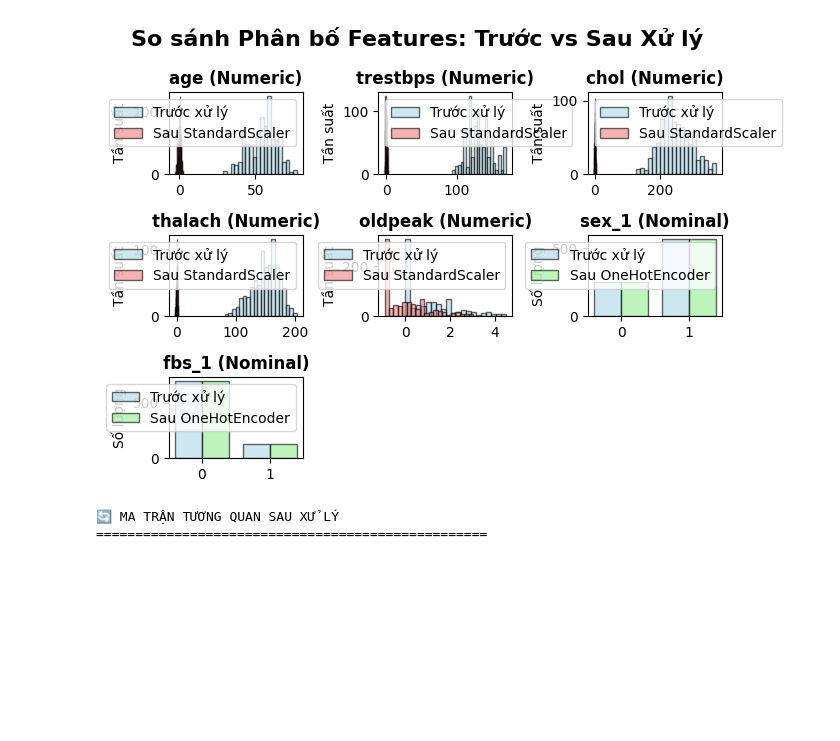
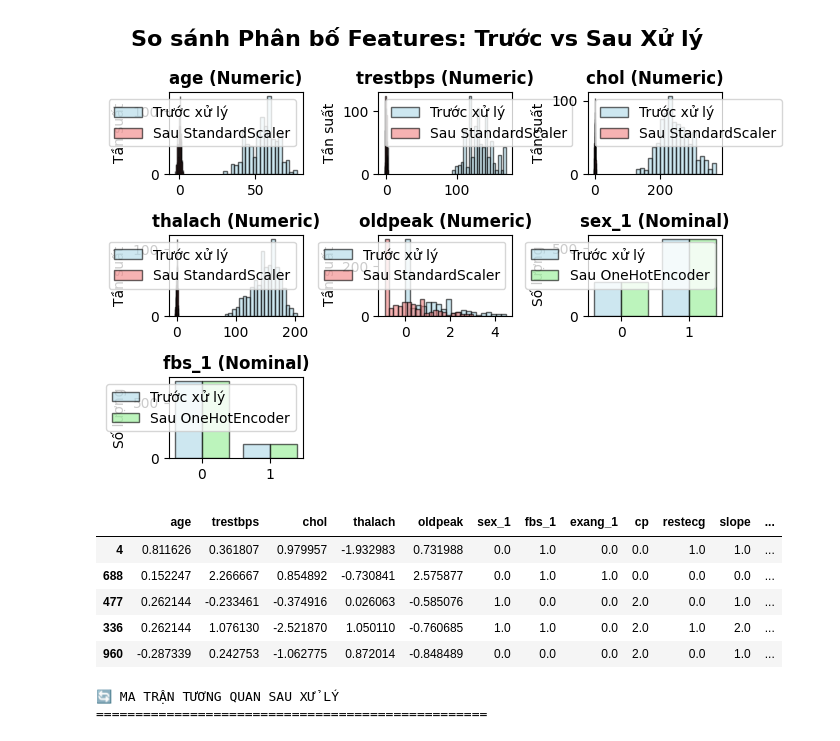
Before and after one commit to nemeryous/heart-disease, a Jupyter notebook: statistics.ipynb, the cells around one changed output. Cells and saved outputs as stored; diff of their text form; code cells hidden in the pictures; blank space fills up the shorter version.

```diff
--- a/statistics.ipynb
+++ b/statistics.ipynb
@@ -321,24 +321,3 @@ thalach: 4 outliers
 oldpeak: 7 outliers
 # %% [markdown]
 ### Feature Engineering
-# %%
-print("\n⚙️ FEATURE ENGINEERING")
-print("=" * 50)
-
-# Tạo các biến mới
-df_processed['age_group'] = pd.cut(df_processed['age'],
-                                 bins=[0, 40, 50, 60, 100],
-                                 labels=['<40', '40-50', '50-60', '>60'])
-
-df_processed['chol_level'] = pd.cut(df_processed['chol'],
-                                  bins=[0, 200, 240, 1000],
-                                  labels=['Normal', 'Borderline', 'High'])
-
-df_processed['bp_level'] = pd.cut(df_processed['trestbps'],
-                                bins=[0, 120, 140, 1000],
-                                labels=['Normal', 'Elevated', 'High'])
-
-print("Đã tạo các biến mới:")
-print("- age_group: Nhóm tuổi")
-print("- chol_level: Mức cholesterol")
-print("- bp_level: Mức huyết áp")
@@ -533,6 +505,15 @@ plt.tight_layout()
 plt.show()
 # %% [output]
 [figure]
+# %%
+X_train_processed.head()
+# %% [output]
+|  | age | trestbps | chol | thalach | oldpeak | sex_1 | fbs_1 | exang_1 | cp | restecg | slope | ... |
+| 4 | 0.811626 | 0.361807 | 0.979957 | -1.932983 | 0.731988 | 0.0 | 1.0 | 0.0 | 0.0 | 1.0 | 1.0 | ... |
+| 688 | 0.152247 | 2.266667 | 0.854892 | -0.730841 | 2.575877 | 0.0 | 1.0 | 1.0 | 0.0 | 0.0 | 0.0 | ... |
+| 477 | 0.262144 | -0.233461 | -0.374916 | 0.026063 | -0.585076 | 1.0 | 0.0 | 0.0 | 2.0 | 0.0 | 1.0 | ... |
+| 336 | 0.262144 | 1.076130 | -2.521870 | 1.050110 | -0.760685 | 1.0 | 1.0 | 0.0 | 2.0 | 1.0 | 2.0 | ... |
+| 960 | -0.287339 | 0.242753 | -1.062775 | 0.872014 | -0.848489 | 0.0 | 0.0 | 0.0 | 2.0 | 0.0 | 1.0 | ... |
 # %%
 print("\n🔄 MA TRẬN TƯƠNG QUAN SAU XỬ LÝ")
 print("=" * 50)
```
Also changed, not shown: parts of 3 cells of this notebook, 12 other files.
